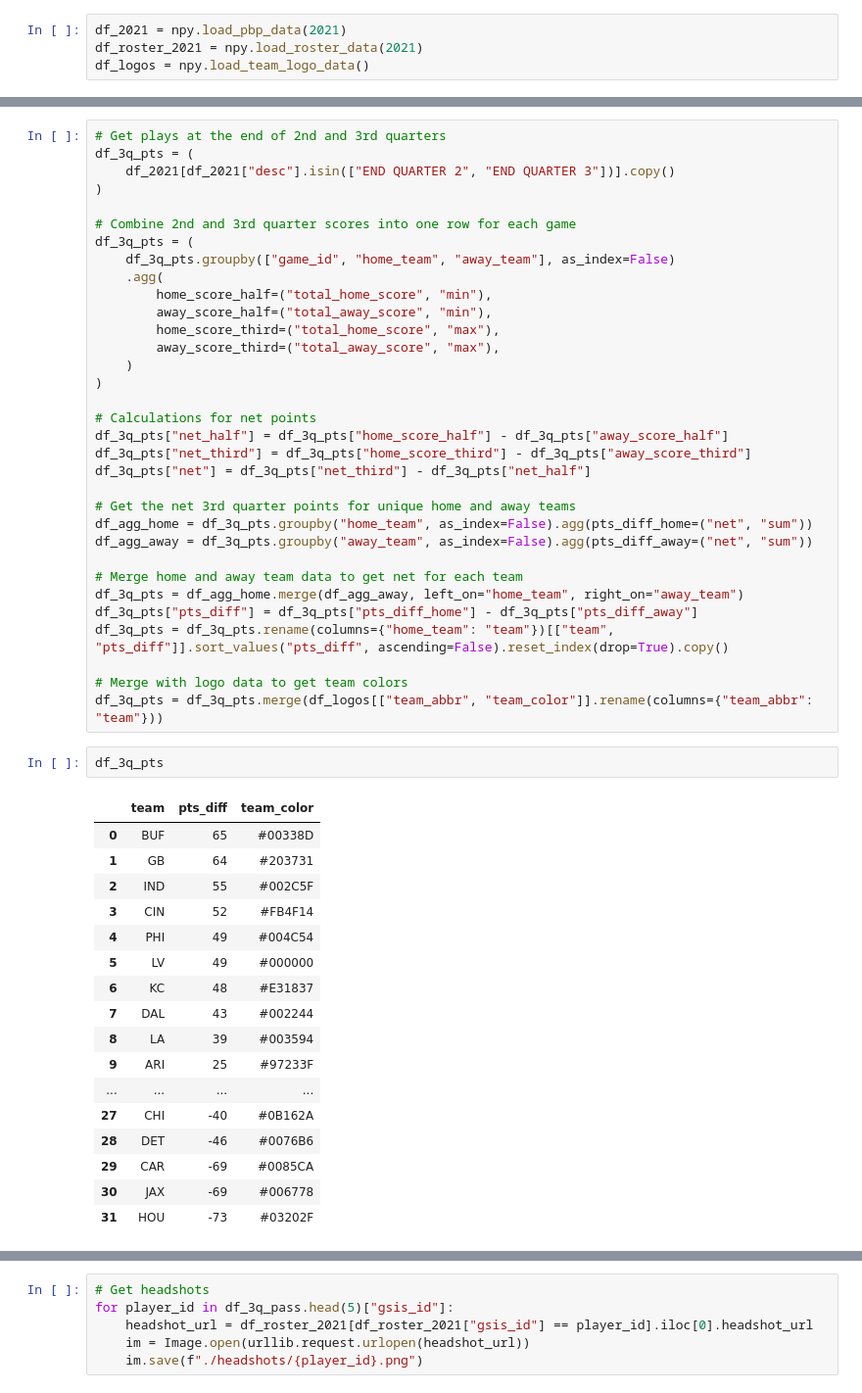
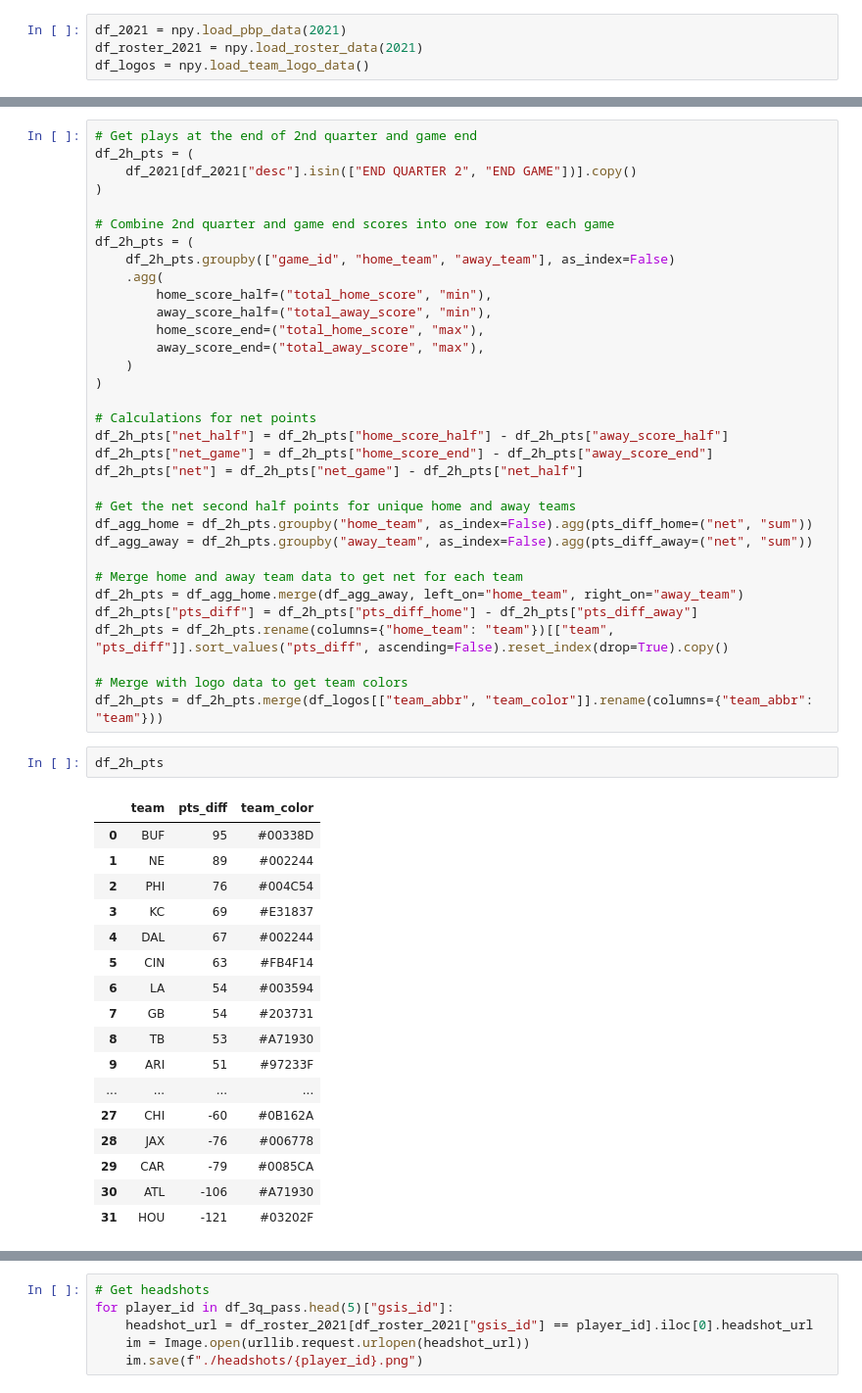
Before and after one commit to naveenv92/nfl-infographics, a Jupyter notebook: source/second_half_stats/second_half_stats.ipynb, the cells around one changed output, grey strips where cells are left out. Shown: that part at 98% size. Saved outputs shown, nothing was run; the diff lists cells and outputs as text.

Commit message:
Changed notebook to include all second half stats

```diff
--- a/source/third_quarter_stats/third_quarter_stats.ipynb
+++ b/source/second_half_stats/second_half_stats.ipynb
@@ -32,56 +32,56 @@ xyac_fd
 xpass
 pass_oe
 # %%
-# Get plays at the end of 2nd and 3rd quarters
-df_3q_pts = (
-    df_2021[df_2021["desc"].isin(["END QUARTER 2", "END QUARTER 3"])].copy()
+# Get plays at the end of 2nd quarter and game end
+df_2h_pts = (
+    df_2021[df_2021["desc"].isin(["END QUARTER 2", "END GAME"])].copy()
 )
 
-# Combine 2nd and 3rd quarter scores into one row for each game
-df_3q_pts = (
-    df_3q_pts.groupby(["game_id", "home_team", "away_team"], as_index=False)
+# Combine 2nd quarter and game end scores into one row for each game
+df_2h_pts = (
+    df_2h_pts.groupby(["game_id", "home_team", "away_team"], as_index=False)
     .agg(
         home_score_half=("total_home_score", "min"),
         away_score_half=("total_away_score", "min"),
-        home_score_third=("total_home_score", "max"),
-        away_score_third=("total_away_score", "max"),
+        home_score_end=("total_home_score", "max"),
+        away_score_end=("total_away_score", "max"),
     )
 )
 
 # Calculations for net points
-df_3q_pts["net_half"] = df_3q_pts["home_score_half"] - df_3q_pts["away_score_half"]
-df_3q_pts["net_third"] = df_3q_pts["home_score_third"] - df_3q_pts["away_score_third"]
-df_3q_pts["net"] = df_3q_pts["net_third"] - df_3q_pts["net_half"]
+df_2h_pts["net_half"] = df_2h_pts["home_score_half"] - df_2h_pts["away_score_half"]
+df_2h_pts["net_game"] = df_2h_pts["home_score_end"] - df_2h_pts["away_score_end"]
+df_2h_pts["net"] = df_2h_pts["net_game"] - df_2h_pts["net_half"]
 
-# Get the net 3rd quarter points for unique home and away teams
-df_agg_home = df_3q_pts.groupby("home_team", as_index=False).agg(pts_diff_home=("net", "sum"))
-df_agg_away = df_3q_pts.groupby("away_team", as_index=False).agg(pts_diff_away=("net", "sum"))
+# Get the net second half points for unique home and away teams
+df_agg_home = df_2h_pts.groupby("home_team", as_index=False).agg(pts_diff_home=("net", "sum"))
+df_agg_away = df_2h_pts.groupby("away_team", as_index=False).agg(pts_diff_away=("net", "sum"))
 
 # Merge home and away team data to get net for each team
-df_3q_pts = df_agg_home.merge(df_agg_away, left_on="home_team", right_on="away_team")
-df_3q_pts["pts_diff"] = df_3q_pts["pts_diff_home"] - df_3q_pts["pts_diff_away"]
-df_3q_pts = df_3q_pts.rename(columns={"home_team": "team"})[["team", "pts_diff"]].sort_values("pts_diff", ascending=False).reset_index(drop=True).copy()
+df_2h_pts = df_agg_home.merge(df_agg_away, left_on="home_team", right_on="away_team")
+df_2h_pts["pts_diff"] = df_2h_pts["pts_diff_home"] - df_2h_pts["pts_diff_away"]
+df_2h_pts = df_2h_pts.rename(columns={"home_team": "team"})[["team", "pts_diff"]].sort_values("pts_diff", ascending=False).reset_index(drop=True).copy()
 
 # Merge with logo data to get team colors
-df_3q_pts = df_3q_pts.merge(df_logos[["team_abbr", "team_color"]].rename(columns={"team_abbr": "team"}))
+df_2h_pts = df_2h_pts.merge(df_logos[["team_abbr", "team_color"]].rename(columns={"team_abbr": "team"}))
 # %%
-df_3q_pts
+df_2h_pts
 # %% [output]
 |  | team | pts_diff | team_color |
-| 0 | BUF | 65 | #00338D |
-| 1 | GB | 64 | #203731 |
-| 2 | IND | 55 | #002C5F |
-| 3 | CIN | 52 | #FB4F14 |
-| 4 | PHI | 49 | #004C54 |
-| 5 | LV | 49 | #000000 |
-| 6 | KC | 48 | #E31837 |
-| 7 | DAL | 43 | #002244 |
-| 8 | LA | 39 | #003594 |
-| 9 | ARI | 25 | #97233F |
+| 0 | BUF | 95 | #00338D |
+| 1 | NE | 89 | #002244 |
+| 2 | PHI | 76 | #004C54 |
+| 3 | KC | 69 | #E31837 |
+| 4 | DAL | 67 | #002244 |
+| 5 | CIN | 63 | #FB4F14 |
+| 6 | LA | 54 | #003594 |
+| 7 | GB | 54 | #203731 |
+| 8 | TB | 53 | #A71930 |
+| 9 | ARI | 51 | #97233F |
 | ... | ... | ... | ... |
-| 27 | CHI | -40 | #0B162A |
-| 28 | DET | -46 | #0076B6 |
-| 29 | CAR | -69 | #0085CA |
-| 30 | JAX | -69 | #006778 |
-| 31 | HOU | -73 | #03202F |
+| 27 | CHI | -60 | #0B162A |
+| 28 | JAX | -76 | #006778 |
+| 29 | CAR | -79 | #0085CA |
+| 30 | ATL | -106 | #A71930 |
+| 31 | HOU | -121 | #03202F |
 # %%
```
Also changed, not shown: parts of 2 cells of this notebook.
